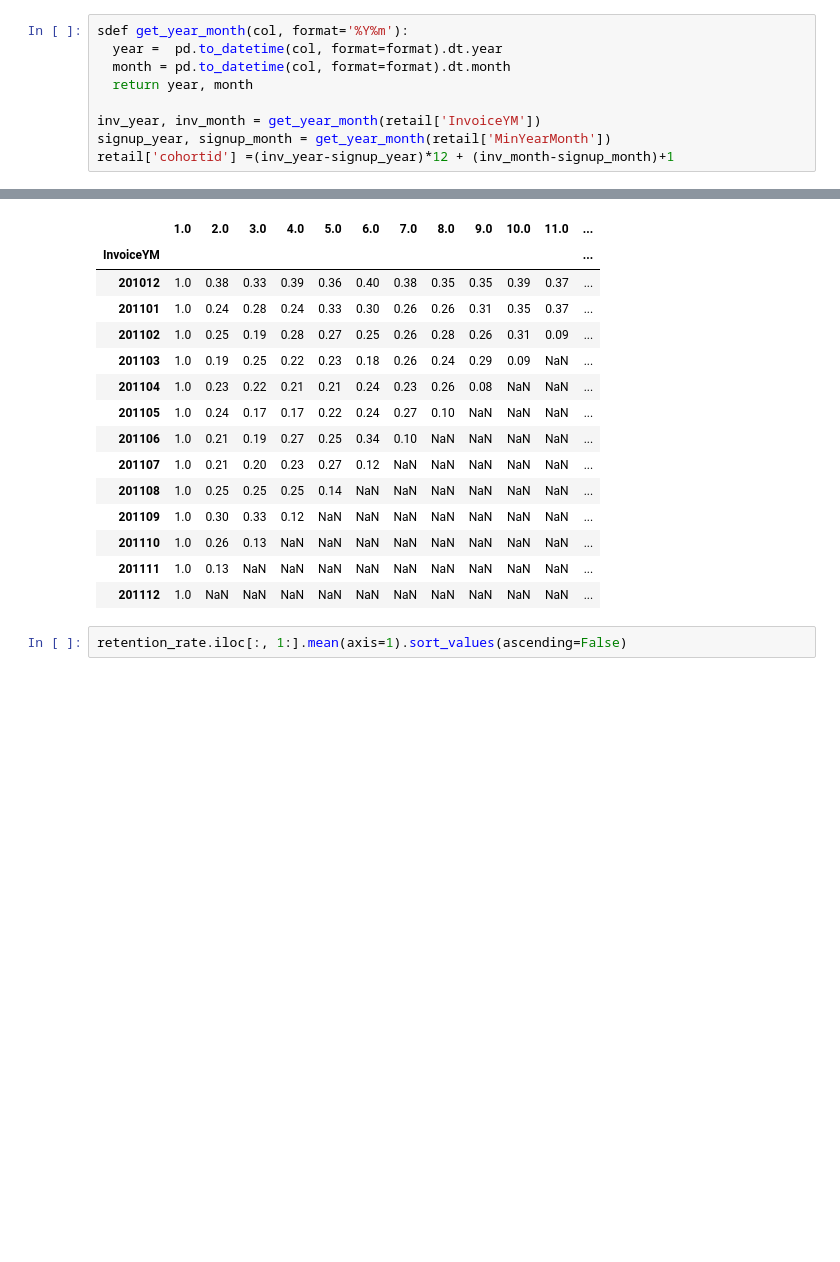
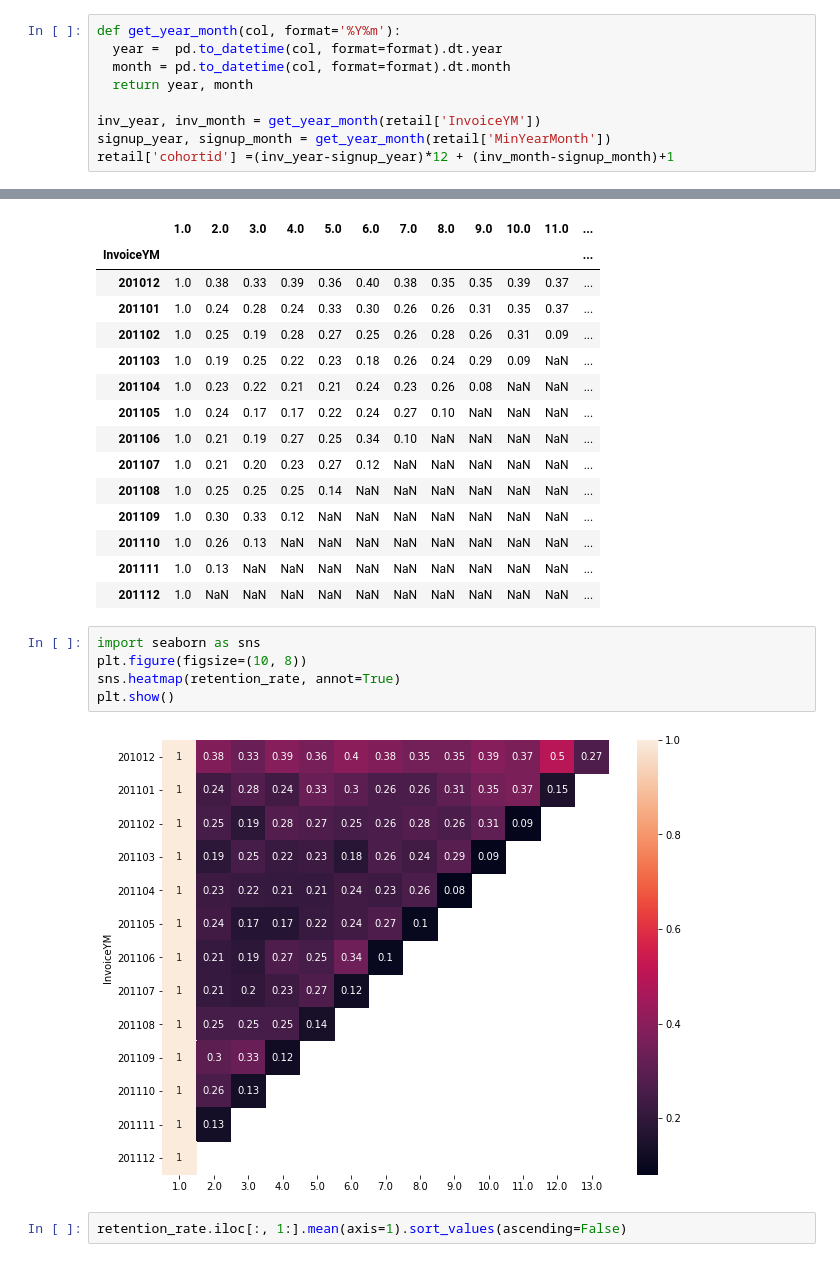
Before and after one commit to AilingLiu/Growth_Analysis, a Jupyter notebook: Customer_Retention_Rate.ipynb, the cells around one changed output, grey strips where cells are left out. Saved outputs shown, nothing was run; the diff lists cells and outputs as text; blank space fills up the shorter version.

Commit message:
create heatmap for retention rate by cohort

```diff
--- a/Customer_Retention_Rate.ipynb
+++ b/Customer_Retention_Rate.ipynb
@@ -43,7 +43,7 @@ retail.head()
 # %% [markdown]
 we will create a new index as cohortid to show how many months passed since the first transaction (month). A group of customer has the same first transaction month is considered to be the same cohort, denoted by the transaction month directly. We are interested to see the percentegae of customers remains as time past by first transaction.
 # %%
-sdef get_year_month(col, format='%Y%m'):
+def get_year_month(col, format='%Y%m'):
   year =  pd.to_datetime(col, format=format).dt.year
   month = pd.to_datetime(col, format=format).dt.month
   return year, month
@@ -100,6 +100,13 @@ retention_rate
 | 201110 | 1.0 | 0.26 | 0.13 | NaN | NaN | NaN | NaN | NaN | NaN | NaN | NaN | ... |
 | 201111 | 1.0 | 0.13 | NaN | NaN | NaN | NaN | NaN | NaN | NaN | NaN | NaN | ... |
 | 201112 | 1.0 | NaN | NaN | NaN | NaN | NaN | NaN | NaN | NaN | NaN | NaN | ... |
+# %%
+import seaborn as sns
+plt.figure(figsize=(10, 8))
+sns.heatmap(retention_rate, annot=True)
+plt.show()
+# %% [output]
+[figure, added]
 # %%
 retention_rate.iloc[:, 1:].mean(axis=1).sort_values(ascending=False)
 # %% [output]
```
